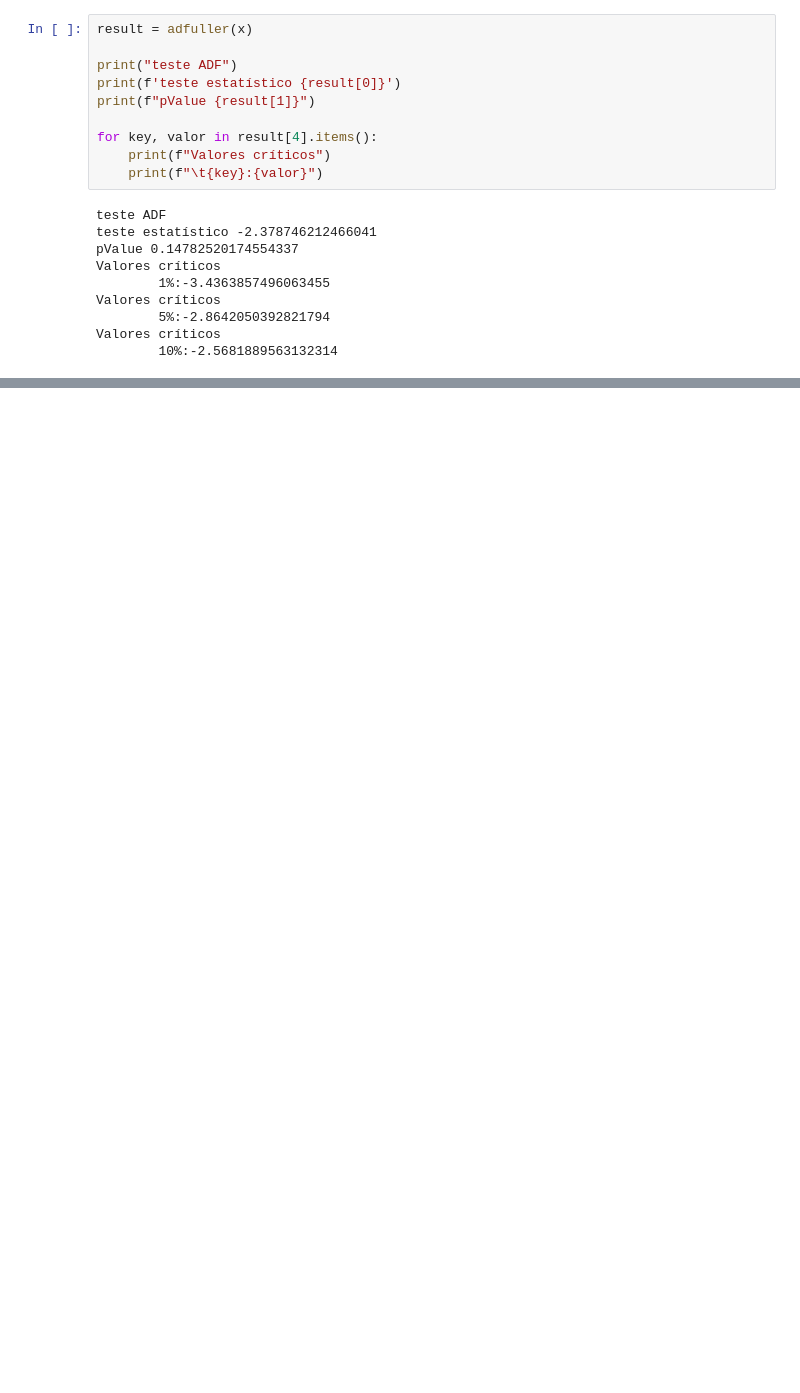
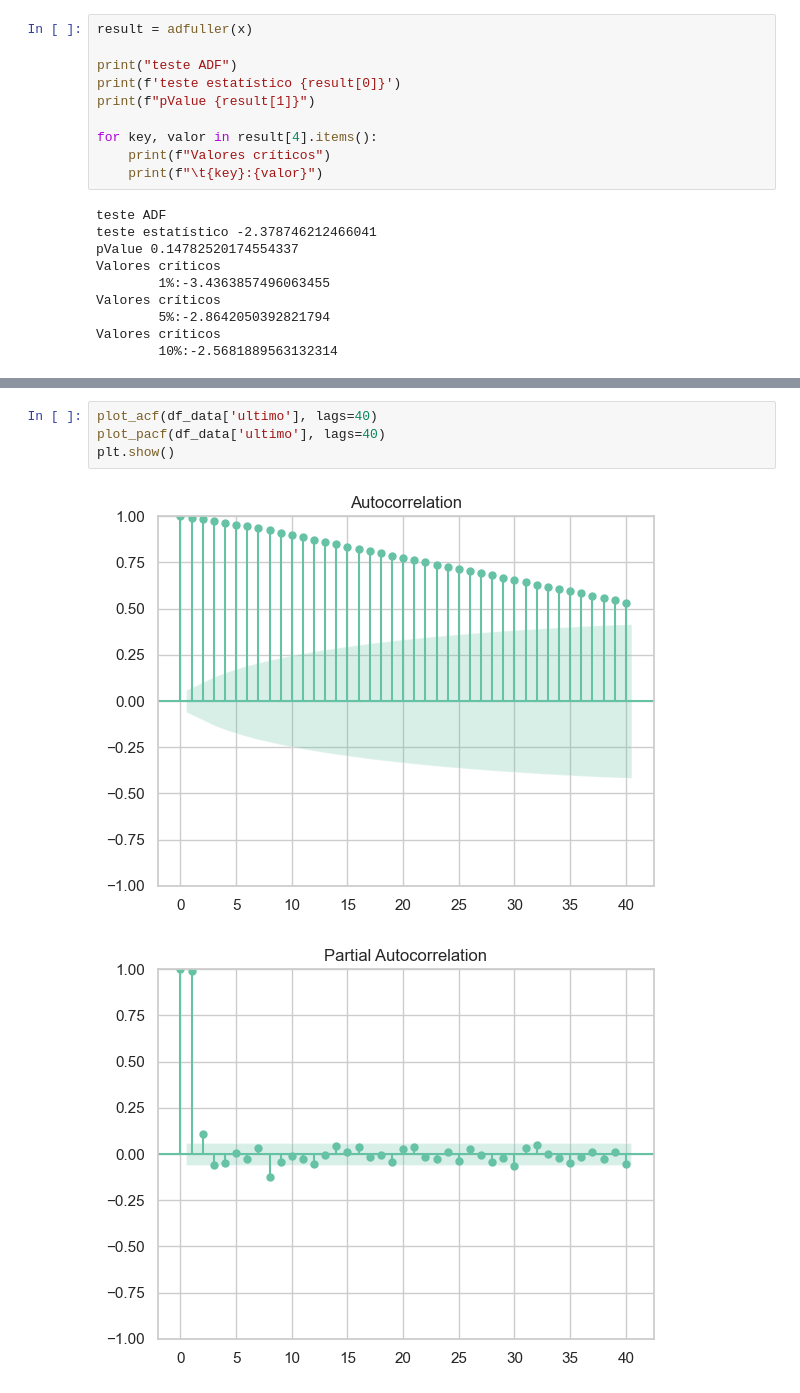
Before and after one commit to Rogeriom49/4DTAT, a Jupyter notebook: techChallange2/ibovespa2.ipynb, the cells around one changed output, grey strips where cells are left out. Cells and saved outputs as stored; diff of their text form; blank space fills up the shorter version.

```diff
--- a/techChallange2/ibovespa2.ipynb
+++ b/techChallange2/ibovespa2.ipynb
@@ -377,0 +393,7 @@ Valores críticos
+# %%
+plot_acf(df_data['ultimo'], lags=40)
+plot_pacf(df_data['ultimo'], lags=40)
+plt.show()
+# %% [output]
+[figure, added]
+[figure, added]
```
Also changed, not shown: parts of 28 cells of this notebook.
